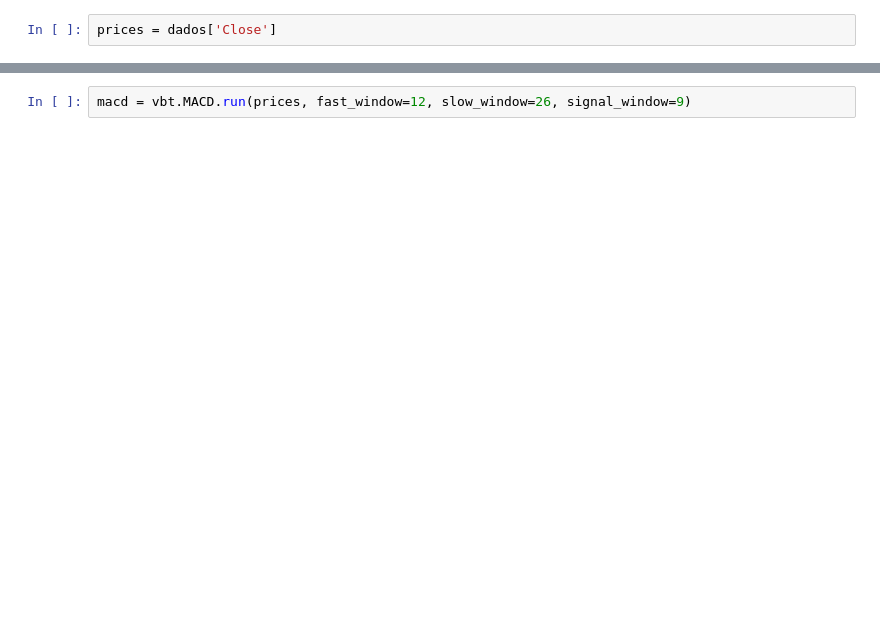
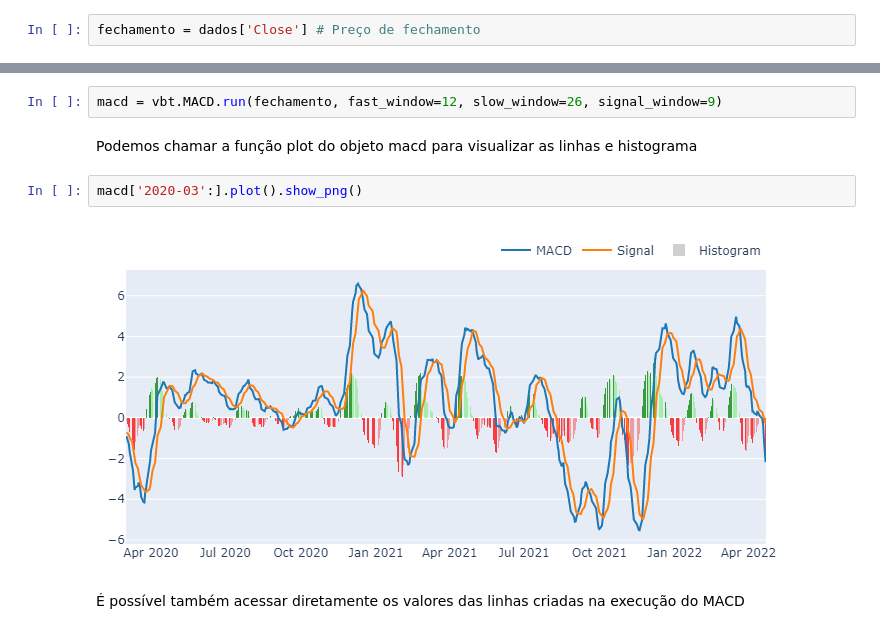
Before and after one commit to aceslima/python_vectorbt, a Jupyter notebook: MACD com Vectorbt.ipynb, the cells around one changed output, grey strips where cells are left out. Saved outputs shown, nothing was run; the diff lists cells and outputs as text; blank space fills up the shorter version.

```diff
--- a/MACD com Vectorbt.ipynb
+++ b/MACD com Vectorbt.ipynb
@@ -33,2 +37,2 @@ FigureWidget({
 # %%
-prices = dados['Close']
+fechamento = dados['Close'] # Preço de fechamento
@@ -35,3 +45,11 @@ prices = dados['Close']
 # %%
-macd = vbt.MACD.run(prices, fast_window=12, slow_window=26, signal_window=9)
+macd = vbt.MACD.run(fechamento, fast_window=12, slow_window=26, signal_window=9)
+# %% [markdown]
+Podemos chamar a função plot do objeto macd para visualizar as linhas e histograma
+# %%
+macd['2020-03':].plot().show_png()
+# %% [output]
+[figure, added]
+# %% [markdown]
+É possível também acessar diretamente os valores das linhas criadas na execução do MACD
 # %%
```
Also changed, not shown: parts of 32 cells of this notebook.
